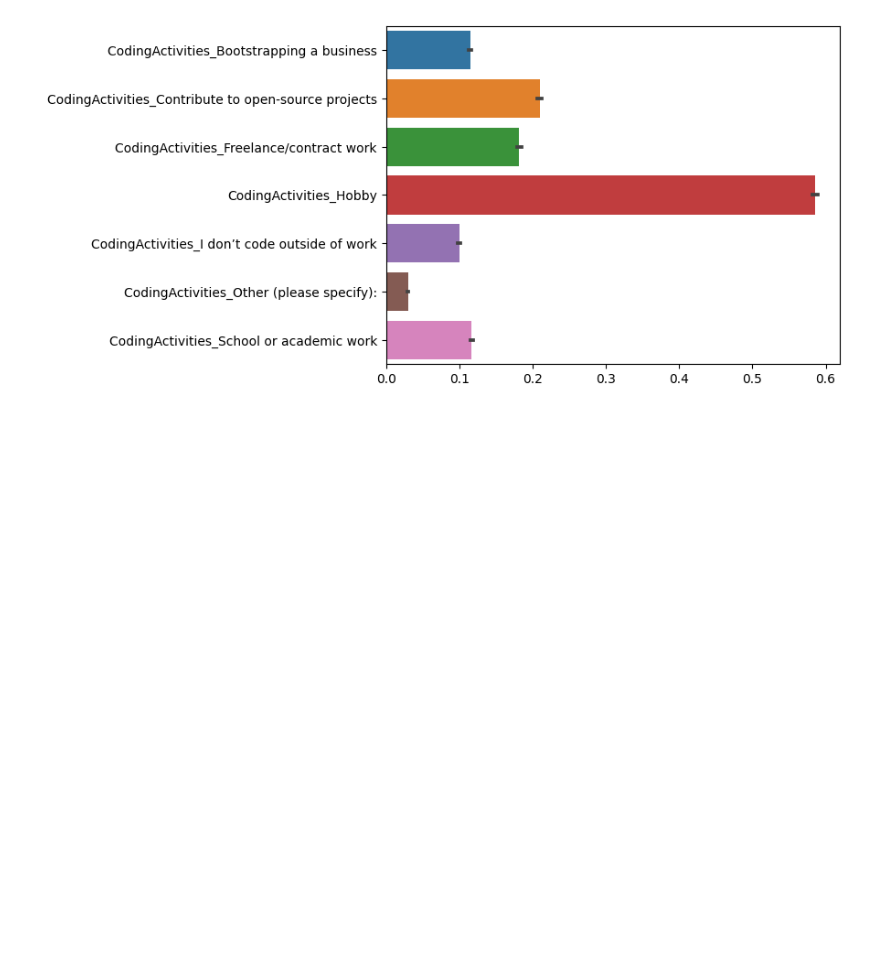
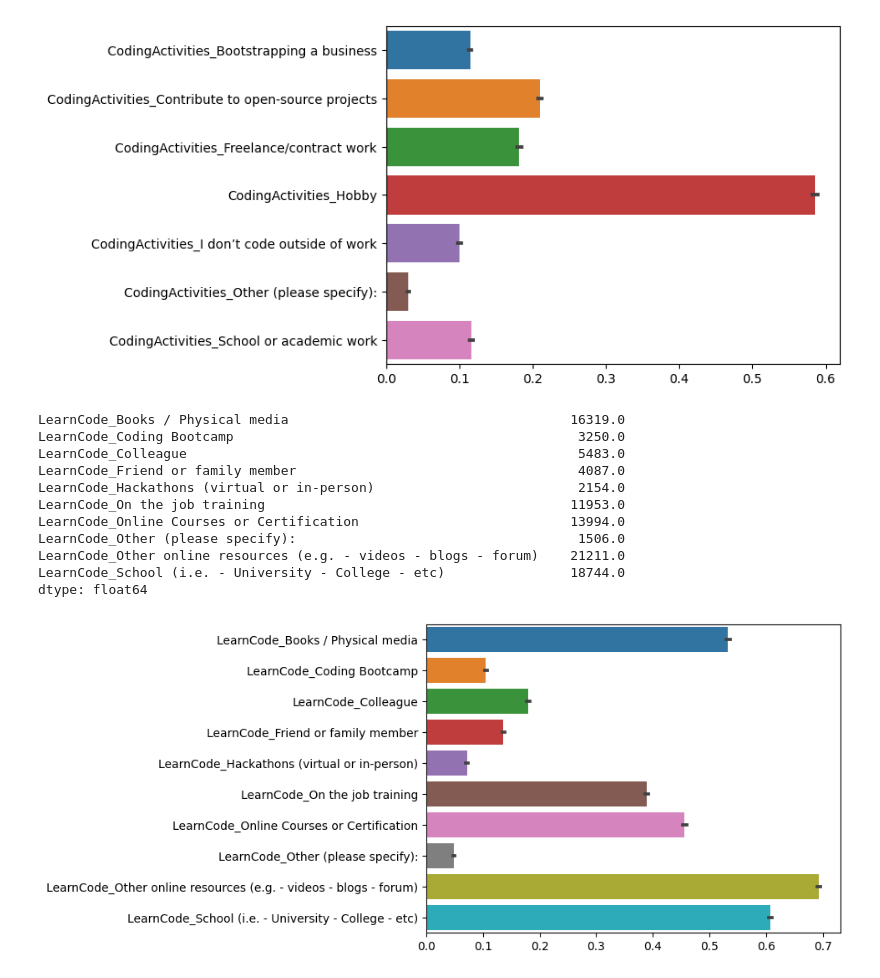
Before and after one commit to ursumarius/developer-survey-analyzing-w-pandas, a Jupyter notebook: data-wrangling/initial-explorative-data-analysis.ipynb, the cells around one changed output. Saved outputs shown, nothing was run; the diff lists cells and outputs as text; code cells hidden in the pictures; blank space fills up the shorter version.

```diff
--- a/data-wrangling/initial-explorative-data-analysis.ipynb
+++ b/data-wrangling/initial-explorative-data-analysis.ipynb
@@ -508,0 +502,26 @@ sns.barplot(data=dfa1d_CodingActivities, orient='h')
+# %%
+# exclude soft skills and people managers from above studies. in reality this filter excludes those who didn't answer that question.
+
+mask_contributor_not_manager = dfa1d["ICorPM"] == "Independent contributor"
+
+dfa1d_contributors = dfa1d[mask_contributor_not_manager]
+
+dfa1d_contributors_LearnCode = dfa1d_contributors.filter(regex='^LearnCode_')
+
+sns.barplot(data=dfa1d_LearnCode, orient='h')
+
+sum_contributors_LearnCode_OnlineCC = dfa1d_contributors_LearnCode.sum()
+sum_contributors_LearnCode_OnlineCC
+# %% [output]
+LearnCode_Books / Physical media                                    16319.0
+LearnCode_Coding Bootcamp                                            3250.0
+LearnCode_Colleague                                                  5483.0
+LearnCode_Friend or family member                                    4087.0
+LearnCode_Hackathons (virtual or in-person)                          2154.0
+LearnCode_On the job training                                       11953.0
+LearnCode_Online Courses or Certification                           13994.0
+LearnCode_Other (please specify):                                    1506.0
+LearnCode_Other online resources (e.g. - videos - blogs - forum)    21211.0
+LearnCode_School (i.e. - University - College - etc)                18744.0
+dtype: float64
+[figure, added]
```
Also changed, not shown: parts of 8 cells of this notebook.
